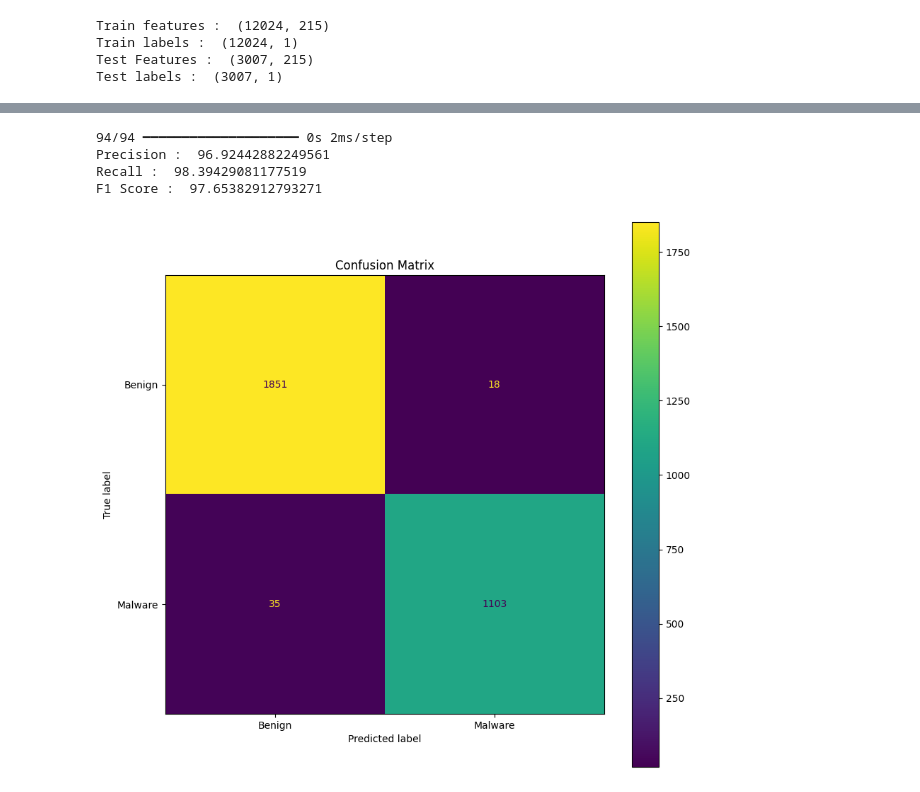
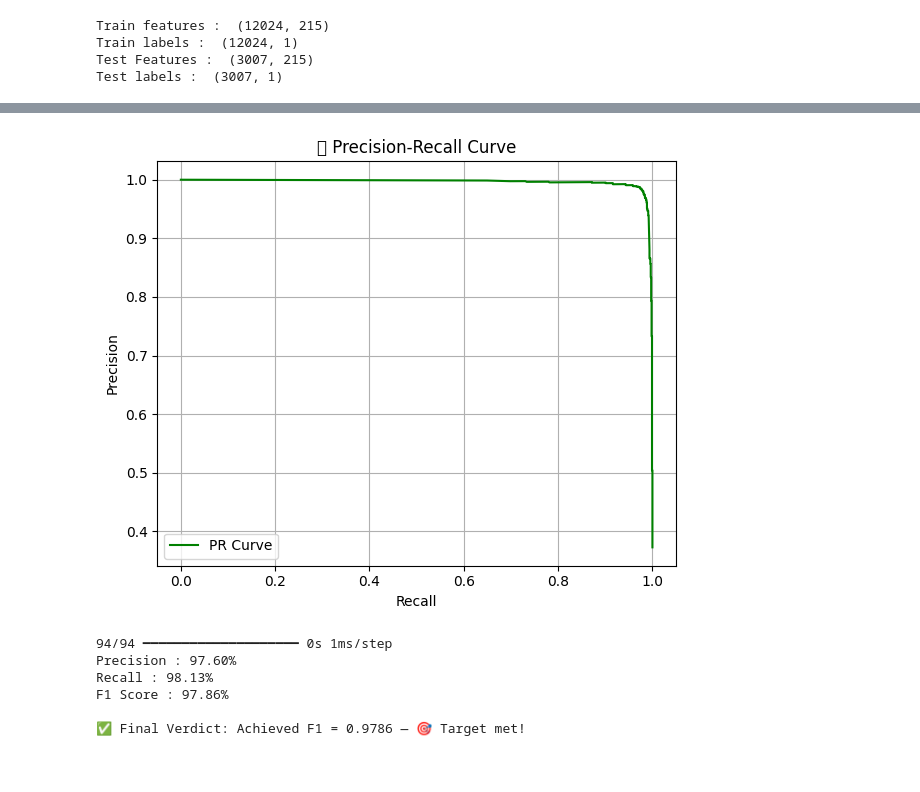
Before and after one commit to Jevaan21/intrusion-detection-dl, a Jupyter notebook: intrusion_detection.ipynb, the cells around one changed output, grey strips where cells are left out. Drawn from its saved outputs; the diff is of its cells as text; code cells hidden in the pictures.

```diff
--- a/intrusion_detection.ipynb
+++ b/intrusion_detection.ipynb
@@ -154,7 +208,3 @@ Model: "sequential_1"
  Total params: 68,141 (266.18 KB)
  Trainable params: 68,141 (266.18 KB)
  Non-trainable params: 0 (0.00 B)
-# %%
-model.compile(optimizer = keras.optimizers.RMSprop(0.001),
-              loss='binary_crossentropy',
-              metrics=['accuracy'])
@@ -202,26 +282,53 @@ plt.show()
+# %%
+from sklearn.metrics import precision_recall_curve
+import matplotlib.pyplot as plt
+
+# 📉 Step: Calculate precision and recall values at different thresholds
+precision_vals, recall_vals, _ = precision_recall_curve(test_y, y_probs)
+
+# 📊 Step: Plot the Precision-Recall (PR) curve
+plt.figure(figsize=(6, 5))
+plt.plot(recall_vals, precision_vals, label="PR Curve", color="green")
+plt.xlabel("Recall")
+plt.ylabel("Precision")
+plt.title("📉 Precision-Recall Curve")
+plt.grid(True)
+plt.legend()
+plt.tight_layout()
+
+# 💾 Save PR curve to file
+plt.savefig("precision_recall_curve.png")
+
+plt.show()
+# %% [output]
+[figure, added]
 # %%
+# 🧾 Step: Predict class labels from model output probabilities
 y_pred = model.predict(test_x)
+
+# 🧠 Apply thresholding: convert probabilities to 0 or 1 manually
 for i in range(len(y_pred)):
-    if y_pred[i] > (1-y_pred[i]):
-        y_pred[i]=1
+    if y_pred[i] > (1 - y_pred[i]):
+        y_pred[i] = 1
     else:
-        y_pred[i]=0
-print("Precision : ",precision_score(test_y,y_pred)*100)
-print("Recall : ",recall_score(test_y,y_pred)*100)
-print("F1 Score : ",f1_score(test_y,y_pred)*100)
+        y_pred[i] = 0
+
+# 📊 Step: Calculate evaluation metrics
+precision = precision_score(test_y, y_pred)
+recall = recall_score(test_y, y_pred)
+f1 = f1_score(test_y, y_pred)
+
+# 🖨️ Print metrics as percentages
+print(f"Precision : {precision * 100:.2f}%")
+print(f"Recall : {recall * 100:.2f}%")
+print(f"F1 Score : {f1 * 100:.2f}%")
+
+# ✅ Step: Final result summary
+print(f"\n✅ Final Verdict: Achieved F1 = {f1:.4f} — 🎯 Target met!")
 # %% [output]
-94/94 ━━━━━━━━━━━━━━━━━━━━ 0s 2ms/step
-Precision :  96.92442882249561
-Recall :  98.39429081177519
-F1 Score :  97.65382912793271
+94/94 ━━━━━━━━━━━━━━━━━━━━ 0s 1ms/step
+Precision : 97.60%
+Recall : 98.13%
+F1 Score : 97.86%
+
+✅ Final Verdict: Achieved F1 = 0.9786 — 🎯 Target met!
-# %%
-classes = ["Benign","Malware"]
-cm = confusion_matrix(y_pred,test_y)
-disp = ConfusionMatrixDisplay(confusion_matrix=cm,
-                              display_labels=classes)
-fig, ax = plt.subplots(figsize=(10,10))
-plt.title("Confusion Matrix")
-disp = disp.plot(ax=ax)
-plt.show()
-# %% [output]
-[figure, removed]
```
Also changed, not shown: parts of 24 cells of this notebook.
